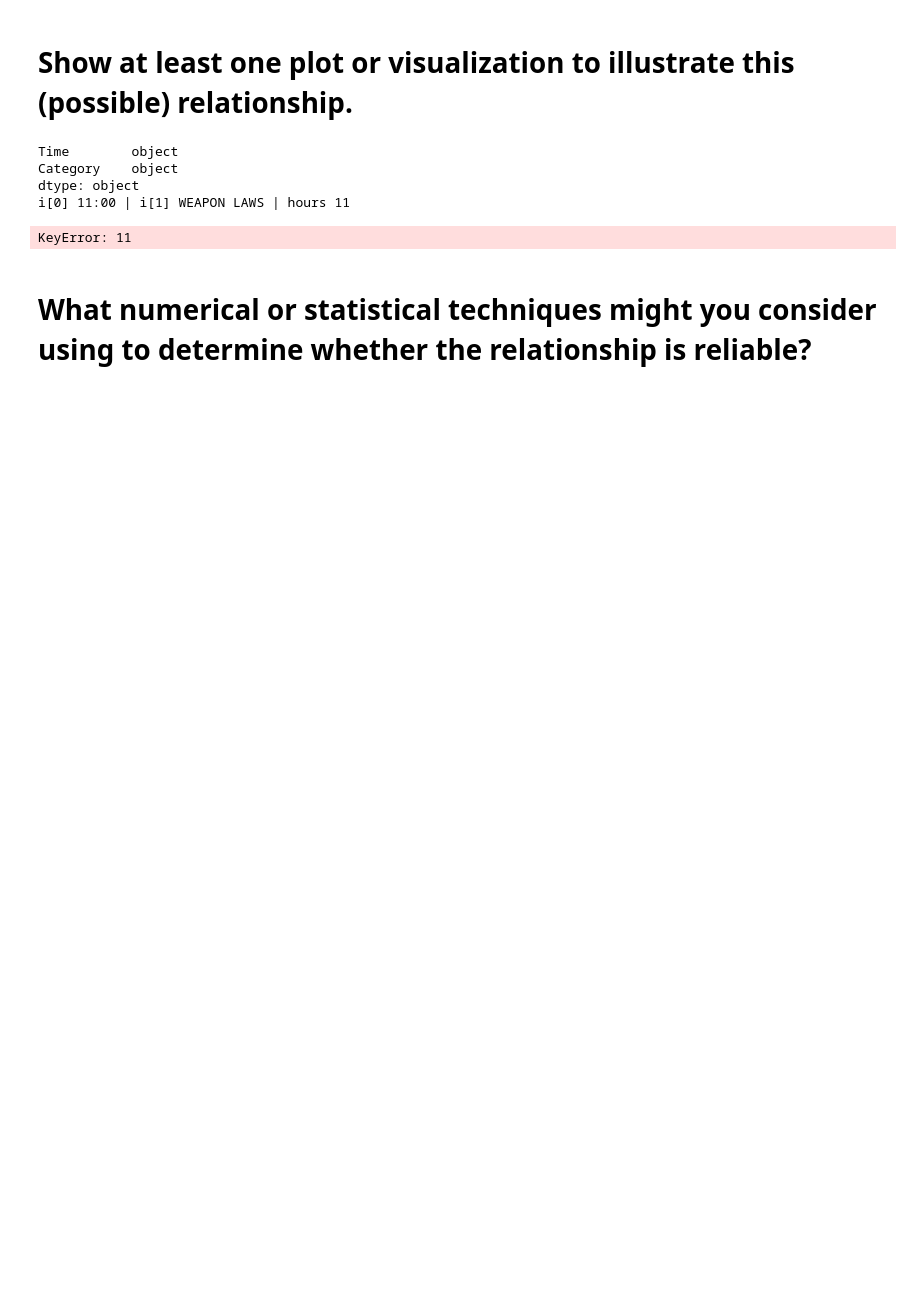
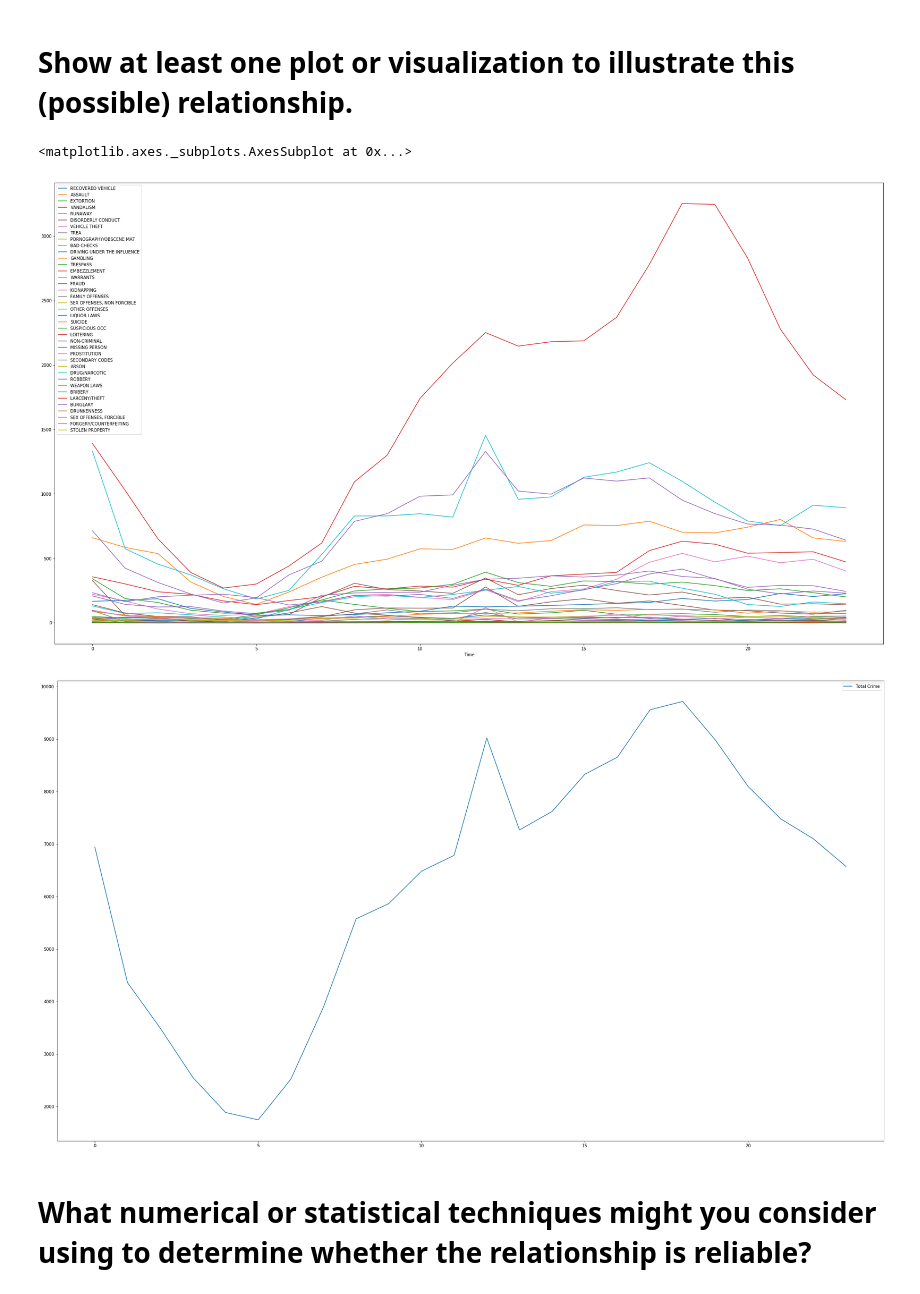
Before and after one commit to spa542/COSC311, a Jupyter notebook: Project1/Project1.ipynb, the cells around one changed output. Cells and saved outputs as stored; diff of their text form; code cells hidden in the pictures; blank space fills up the shorter version.

```diff
--- a/Project1/Project1.ipynb
+++ b/Project1/Project1.ipynb
@@ -198,47 +216,36 @@ Times and type of Incident, typically robberies and car jacking ahppens at night
 # %%
 TimeType = crime_data[['Time', 'Category']]
 
 d = set(TimeType['Category'])
 
-crime = {
-     #'Time':range(0,24)
-}
-# crime['Time']=[]
-
-print(TimeType.dtypes)
-
-
-# for i in TimeType['Time']:
-#     hours,mins = i.split(':')
-#     hours = float(hours)
-#     mins = float(mins)
-#     time = float(hours + mins/60)
-#     crime['Time'].append(time)
+totalCrime = {}
+categoryCrime = {}
 
 for i in d:
-    crime[i] = np.zeros(len(range(0,24)))
+    categoryCrime[i] = np.zeros(len(range(0,24)), dtype=int)
 
-crimeData = pd.DataFrame(crime)
-crimeData.index.name = 'Time'
+totalCrime['Total Crime'] = np.zeros(len(range(0,24)), dtype=int)
 
-# print(crimeData)
+categoryCrimeData = pd.DataFrame(categoryCrime)
+totalCrimeData = pd.DataFrame(totalCrime)
+categoryCrimeData.index.name = 'Time'
 
-# print(TimeType['Time'])
-
-# print(TimeType['Time'])
 
 for i in TimeType.values:
     hours,mins = i[0].split(':')
     hours = int(hours)
-    print(f"i[0] {i[0]} | i[1] {i[1]} | hours {hours}")
-    crimeData[hours][i[1]]
+    categoryCrimeData.loc[hours][i[1]] += 1
+    totalCrimeData.loc[hours]['Total Crime'] += 1
 
-print(crimeData)
+
+# print(crimeData)
+
+
+categoryCrimeData.plot(figsize=(35,20))
+totalCrimeData.plot(figsize=(35,20))
 # %% [output]
-Time        object
-Category    object
-dtype: object
-i[0] 11:00 | i[1] WEAPON LAWS | hours 11
+<matplotlib.axes._subplots.AxesSubplot at 0x...>
-KeyError: 11
+[figure, added]
+[figure, added]
 # %% [markdown]
 # What numerical or statistical techniques might you consider using to determine whether the relationship is reliable?
```
Also changed, not shown: parts of 7 cells of this notebook.
